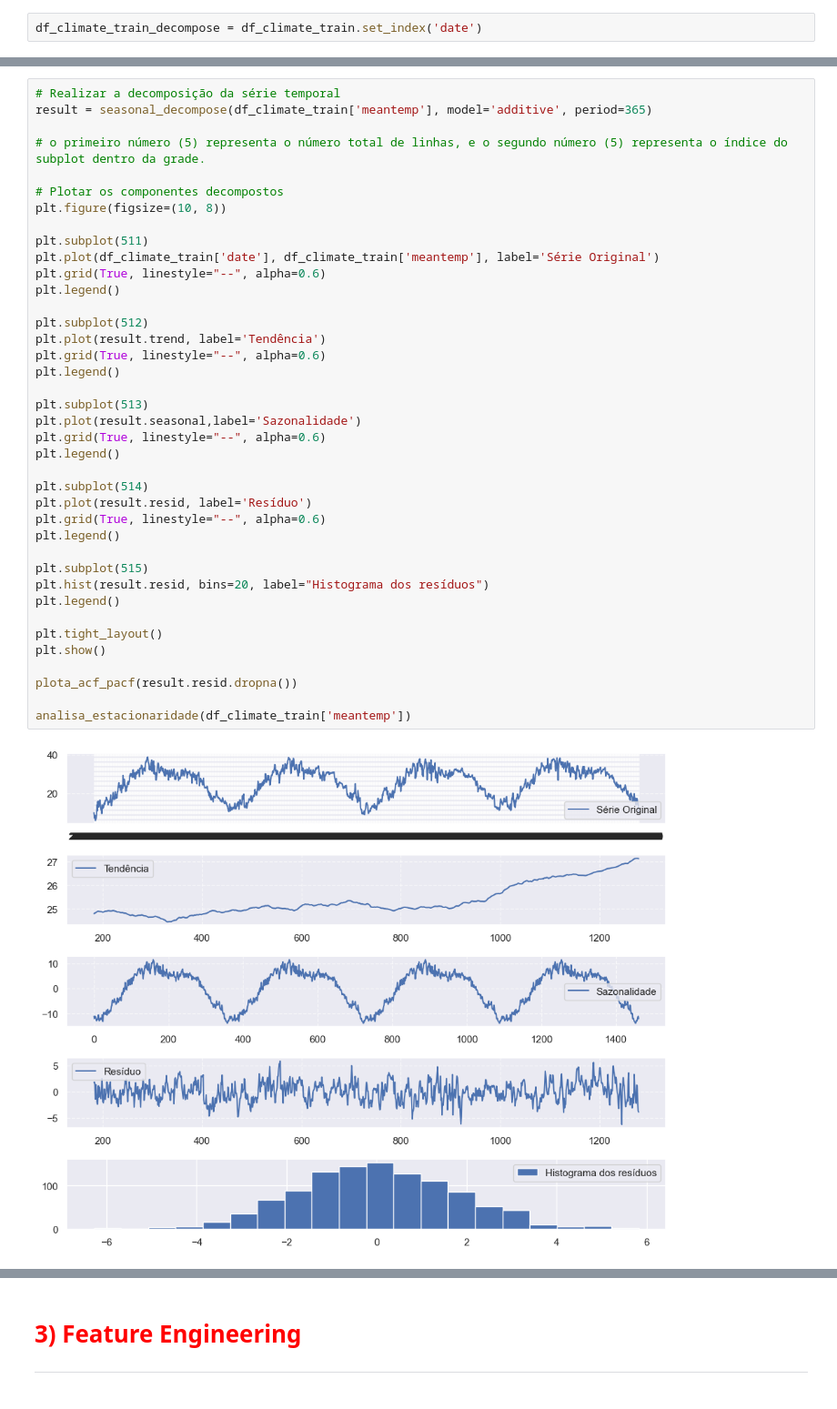
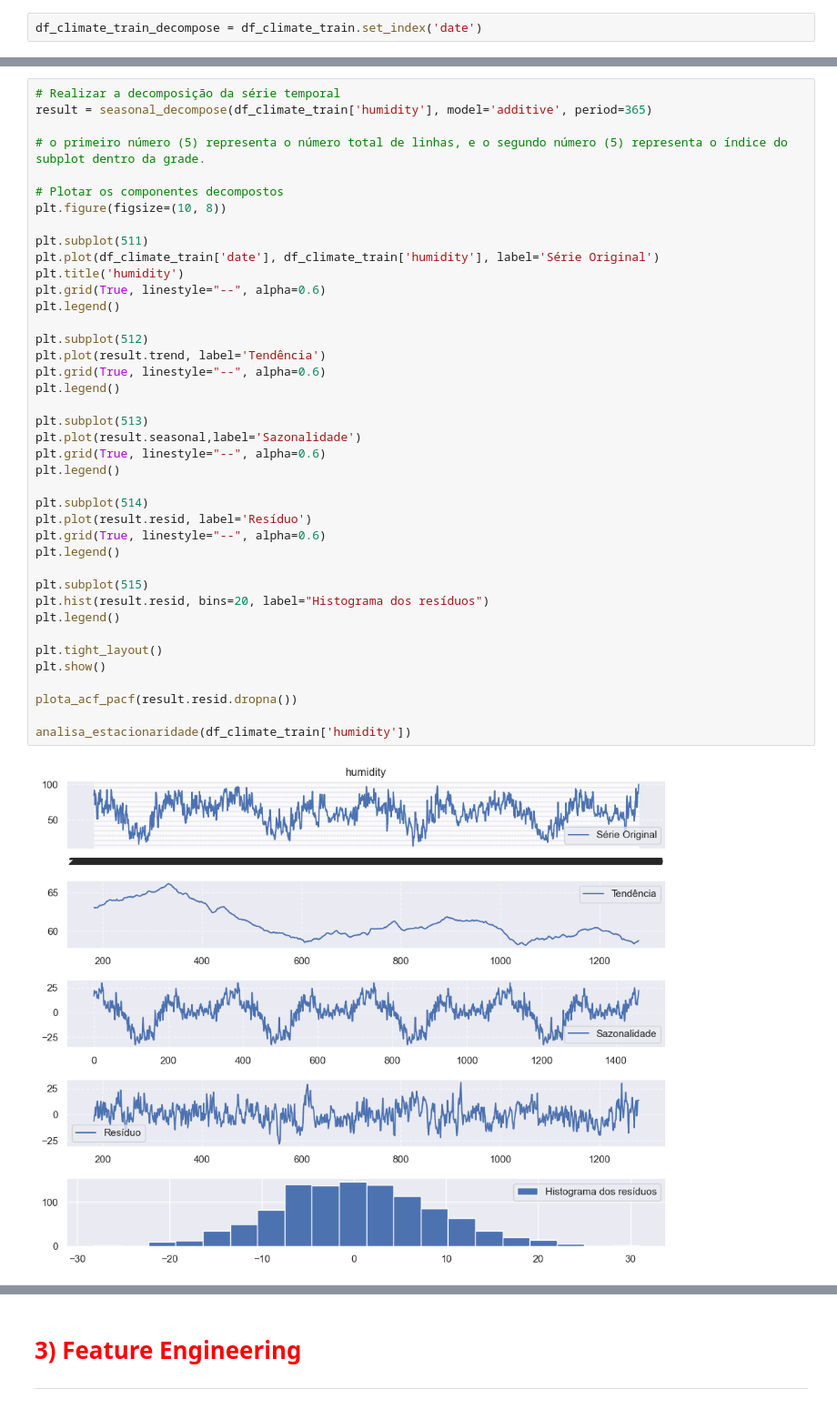
Before and after one commit to leonardovargas10/Modelo_Forecasting_Temperature-, a Jupyter notebook: Modelo_Forecasting.ipynb, the cells around one changed output, grey strips where cells are left out. Shown at 91% size. Cells and saved outputs as stored; diff of their text form.

```diff
--- a/Modelo_Forecasting.ipynb
+++ b/Modelo_Forecasting.ipynb
@@ -308,6 +361,6 @@ df_climate_train_decompose = df_climate_train.set_index('date')
 # %%
 # Realizar a decomposição da série temporal
-result = seasonal_decompose(df_climate_train['meantemp'], model='additive', period=365)
+result = seasonal_decompose(df_climate_train['humidity'], model='additive', period=365)
 
 # o primeiro número (5) representa o número total de linhas, e o segundo número (5) representa o índice do subplot dentro da grade.
 
@@ -315,34 +368,35 @@ result = seasonal_decompose(df_climate_train['meantemp'], model='additive', peri
 plt.figure(figsize=(10, 8))
 
 plt.subplot(511)
-plt.plot(df_climate_train['date'], df_climate_train['meantemp'], label='Série Original')
+plt.plot(df_climate_train['date'], df_climate_train['humidity'], label='Série Original')
+plt.title('humidity')
 plt.grid(True, linestyle="--", alpha=0.6)
 plt.legend()
 
 plt.subplot(512)
 plt.plot(result.trend, label='Tendência')
 plt.grid(True, linestyle="--", alpha=0.6)
 plt.legend()
 
 plt.subplot(513)
 plt.plot(result.seasonal,label='Sazonalidade')
 plt.grid(True, linestyle="--", alpha=0.6)
 plt.legend()
 
 plt.subplot(514)
 plt.plot(result.resid, label='Resíduo')
 plt.grid(True, linestyle="--", alpha=0.6)
 plt.legend()
 
 plt.subplot(515)
 plt.hist(result.resid, bins=20, label="Histograma dos resíduos")
 plt.legend()
 
 plt.tight_layout()
 plt.show()
 
 plota_acf_pacf(result.resid.dropna())
 
-analisa_estacionaridade(df_climate_train['meantemp'])
+analisa_estacionaridade(df_climate_train['humidity'])
 # %% [output]
-[figure, old version]
+[figure, new version]
```
Also changed, not shown: parts of 9 cells of this notebook.
